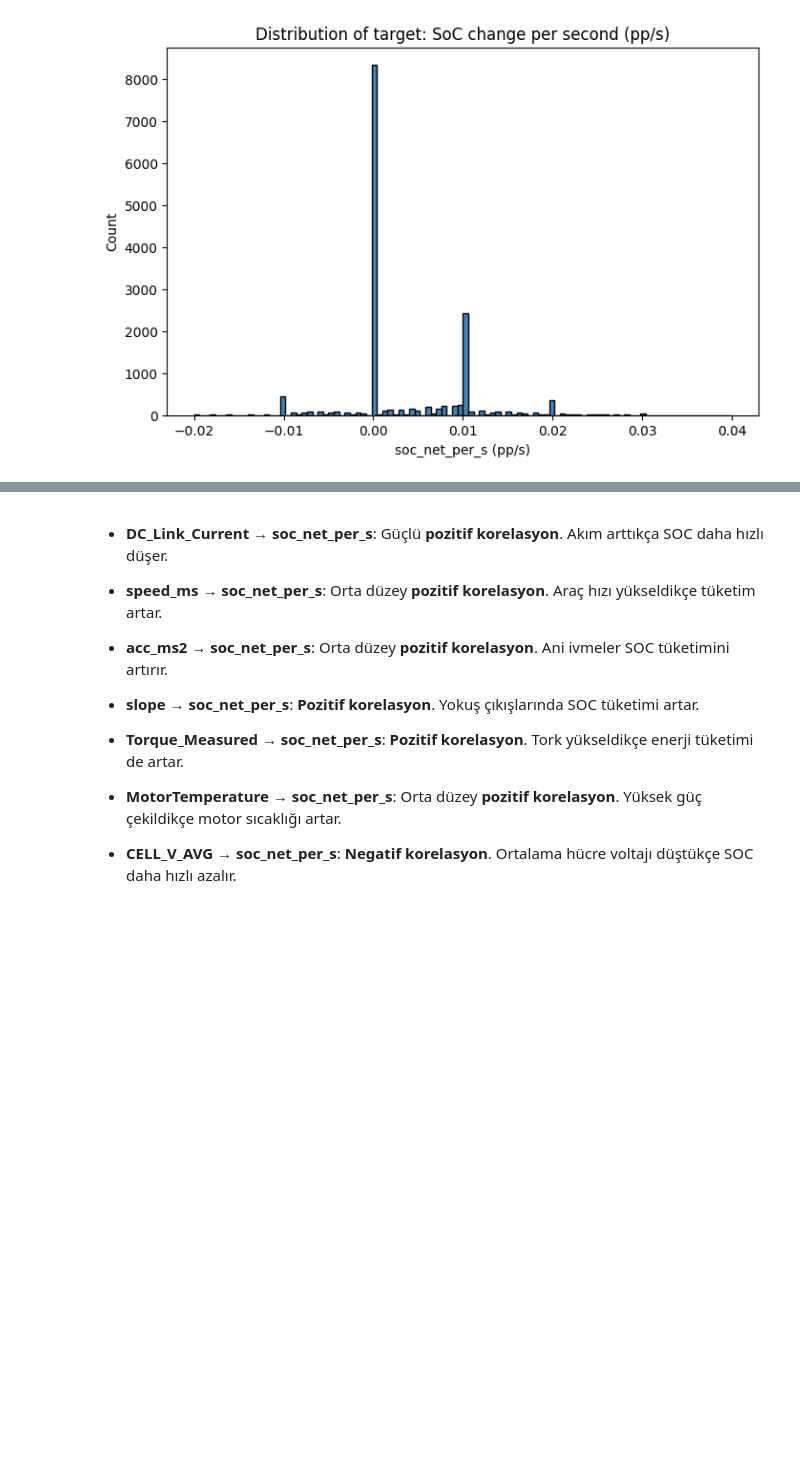
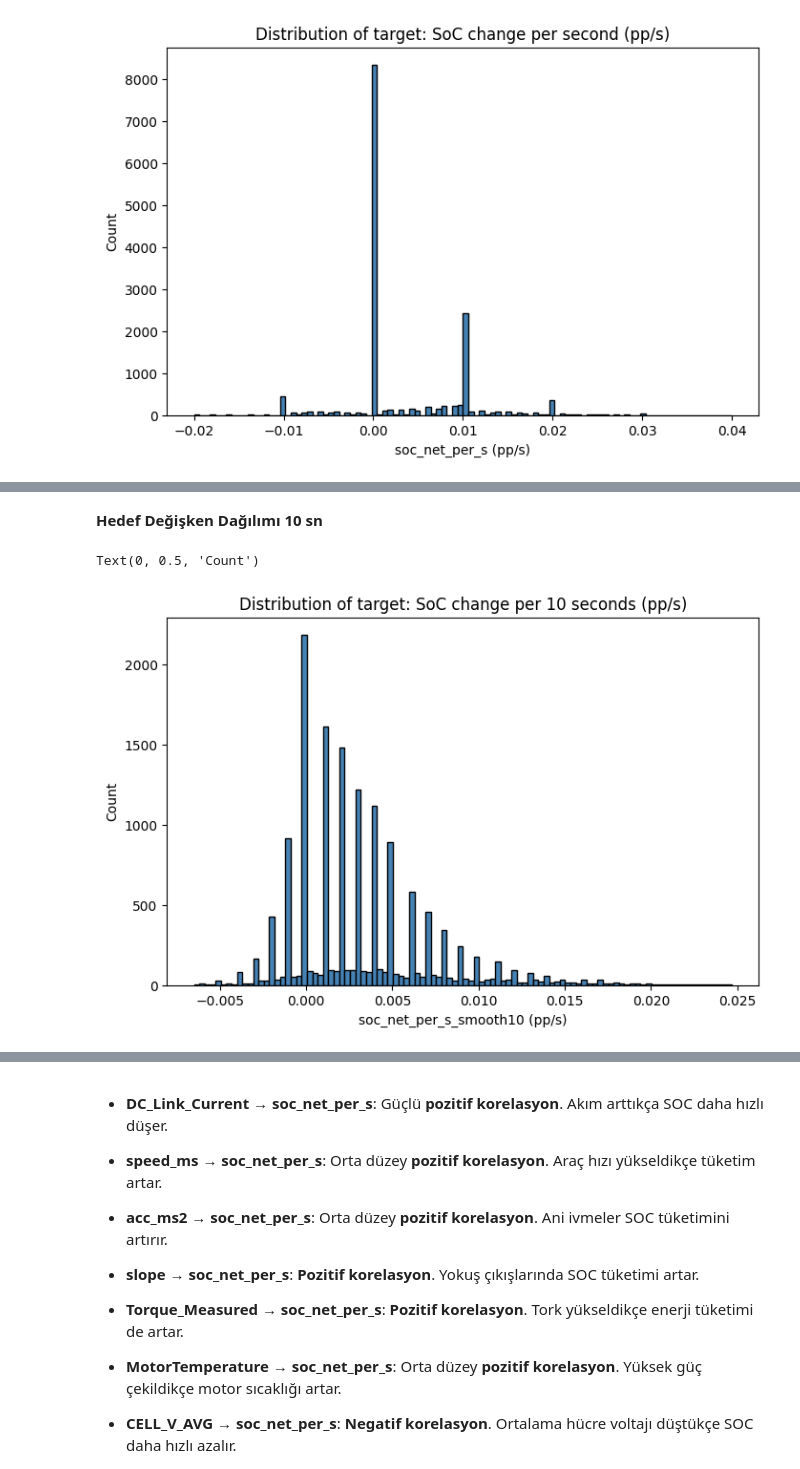
Before and after one commit to gmzdag/ev-energy-prediction, a Jupyter notebook: notebooks/ev_enerji_tuketimi_EDA.ipynb, the cells around one changed output, grey strips where cells are left out. Saved outputs shown, nothing was run; the diff lists cells and outputs as text; code cells hidden in the pictures; blank space fills up the shorter version.

```diff
--- a/notebooks/ev_enerji_tuketimi_EDA.ipynb
+++ b/notebooks/ev_enerji_tuketimi_EDA.ipynb
@@ -261,0 +299,11 @@ Text(0, 0.5, 'Count')
+# %% [markdown]
+**Hedef Değişken Dağılımı 10 sn**
+# %%
+plt.figure(figsize=(8,5))
+plt.hist(df["soc_net_per_s_smooth10"].dropna(), bins=100, color="steelblue", edgecolor="black")
+plt.title("Distribution of target: SoC change per 10 seconds (pp/s)")
+plt.xlabel("soc_net_per_s_smooth10 (pp/s)")
+plt.ylabel("Count")
+# %% [output]
+Text(0, 0.5, 'Count')
+[figure, added]
```
Also changed, not shown: parts of 26 cells of this notebook, 1 other file.
